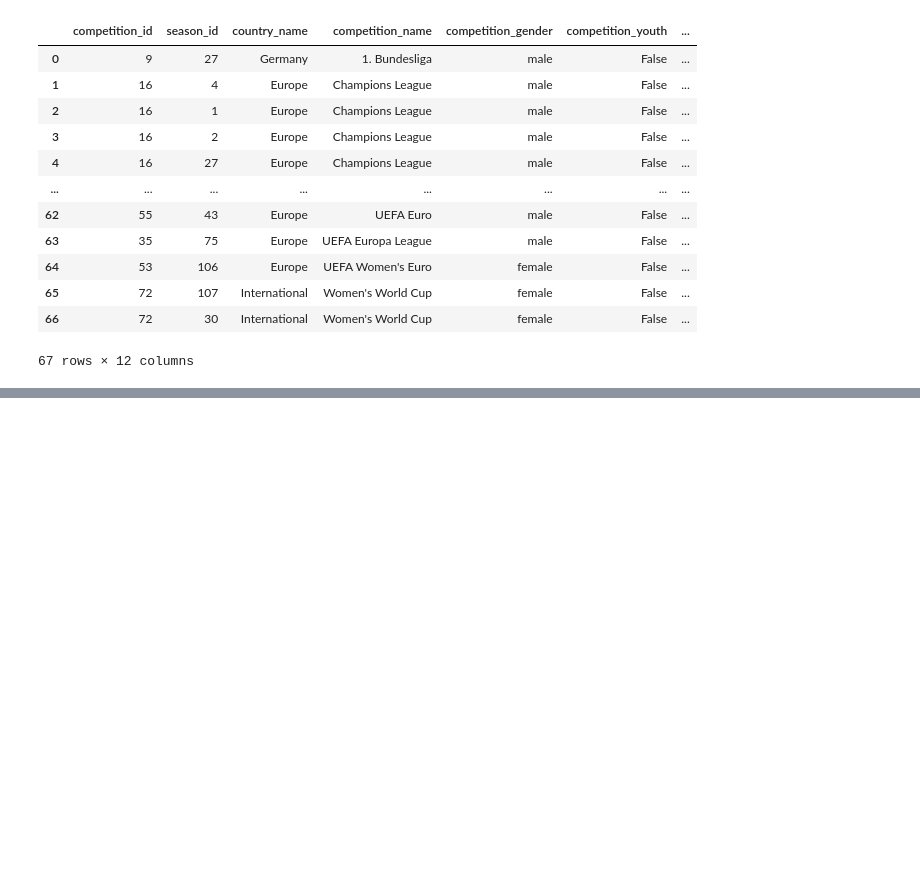
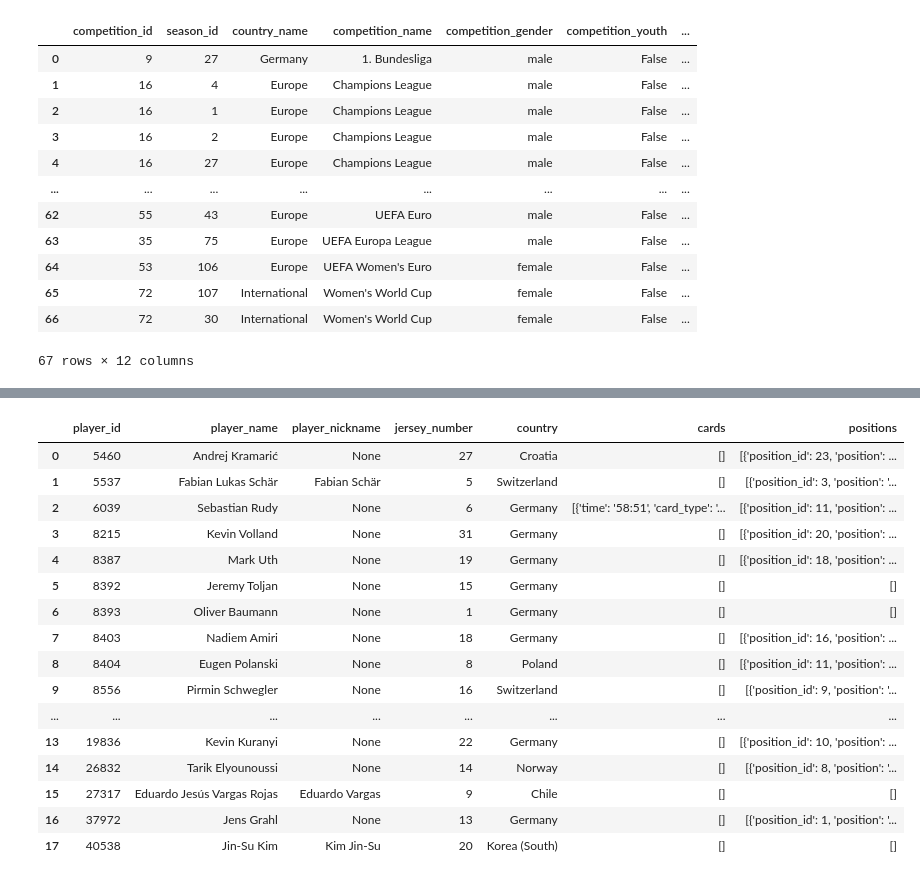
Before and after one commit to krawczyk071/predictor, a Jupyter notebook: statsbomb.ipynb, the cells around one changed output, grey strips where cells are left out. Drawn from its saved outputs; the diff is of its cells as text; code cells hidden in the pictures; blank space fills up the shorter version.

```diff
--- a/statsbomb.ipynb
+++ b/statsbomb.ipynb
@@ -33,0 +55,20 @@ sb.competitions()
+# %%
+sb.lineups(match_id=3890561)["Hoffenheim"]
+# %% [output]
+|  | player_id | player_name | player_nickname | jersey_number | country | cards | positions |
+| 0 | 5460 | Andrej Kramarić | None | 27 | Croatia | [] | [{'position_id': 23, 'position': ... |
+| 1 | 5537 | Fabian Lukas Schär | Fabian Schär | 5 | Switzerland | [] | [{'position_id': 3, 'position': '... |
+| 2 | 6039 | Sebastian Rudy | None | 6 | Germany | [{'time': '58:51', 'card_type': '... | [{'position_id': 11, 'position': ... |
+| 3 | 8215 | Kevin Volland | None | 31 | Germany | [] | [{'position_id': 20, 'position': ... |
+| 4 | 8387 | Mark Uth | None | 19 | Germany | [] | [{'position_id': 18, 'position': ... |
+| 5 | 8392 | Jeremy Toljan | None | 15 | Germany | [] | [] |
+| 6 | 8393 | Oliver Baumann | None | 1 | Germany | [] | [] |
+| 7 | 8403 | Nadiem Amiri | None | 18 | Germany | [] | [{'position_id': 16, 'position': ... |
+| 8 | 8404 | Eugen Polanski | None | 8 | Poland | [] | [{'position_id': 11, 'position': ... |
+| 9 | 8556 | Pirmin Schwegler | None | 16 | Switzerland | [] | [{'position_id': 9, 'position': '... |
+| ... | ... | ... | ... | ... | ... | ... | ... |
+| 13 | 19836 | Kevin Kuranyi | None | 22 | Germany | [] | [{'position_id': 10, 'position': ... |
+| 14 | 26832 | Tarik Elyounoussi | None | 14 | Norway | [] | [{'position_id': 8, 'position': '... |
+| 15 | 27317 | Eduardo Jesús Vargas Rojas | Eduardo Vargas | 9 | Chile | [] | [] |
+| 16 | 37972 | Jens Grahl | None | 13 | Germany | [] | [{'position_id': 1, 'position': '... |
+| 17 | 40538 | Jin-Su Kim | Kim Jin-Su | 20 | Korea (South) | [] | [] |
```
Also changed, not shown: parts of 5 cells of this notebook, 3 other files.
